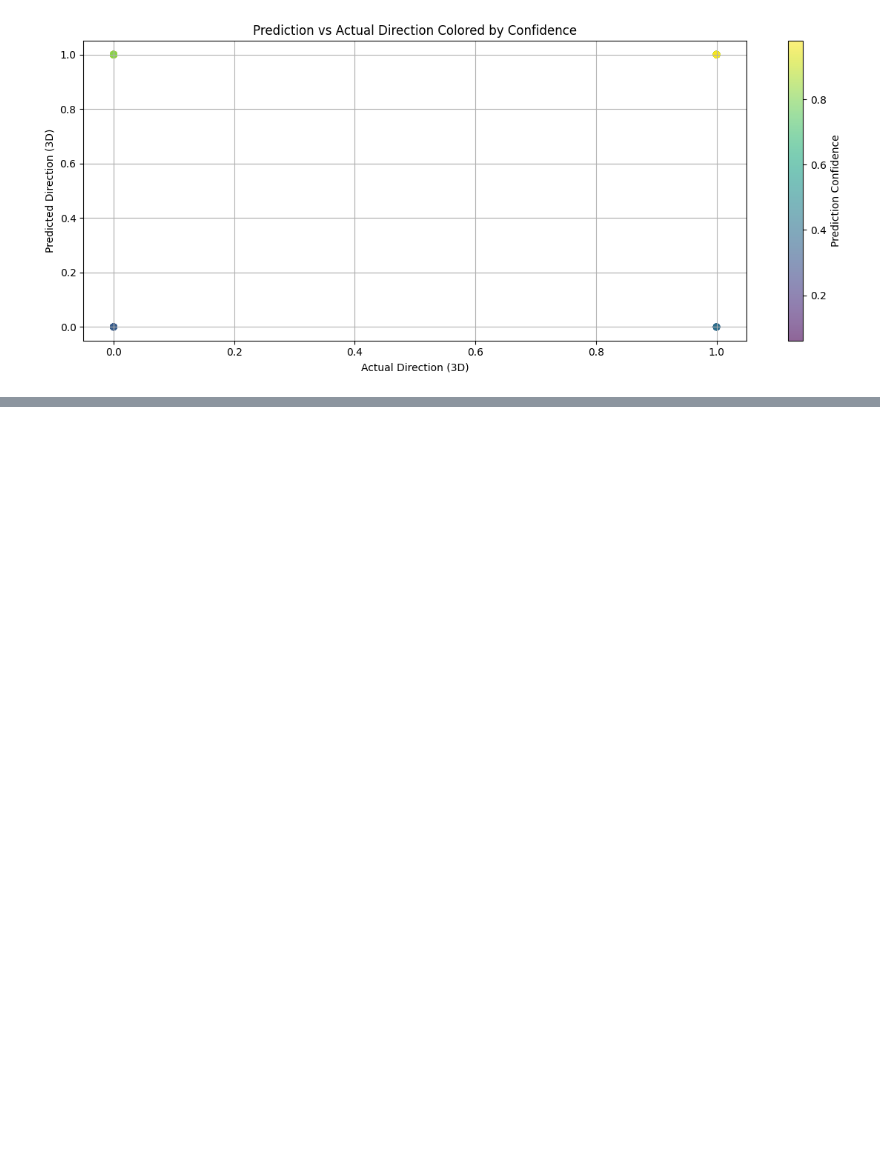
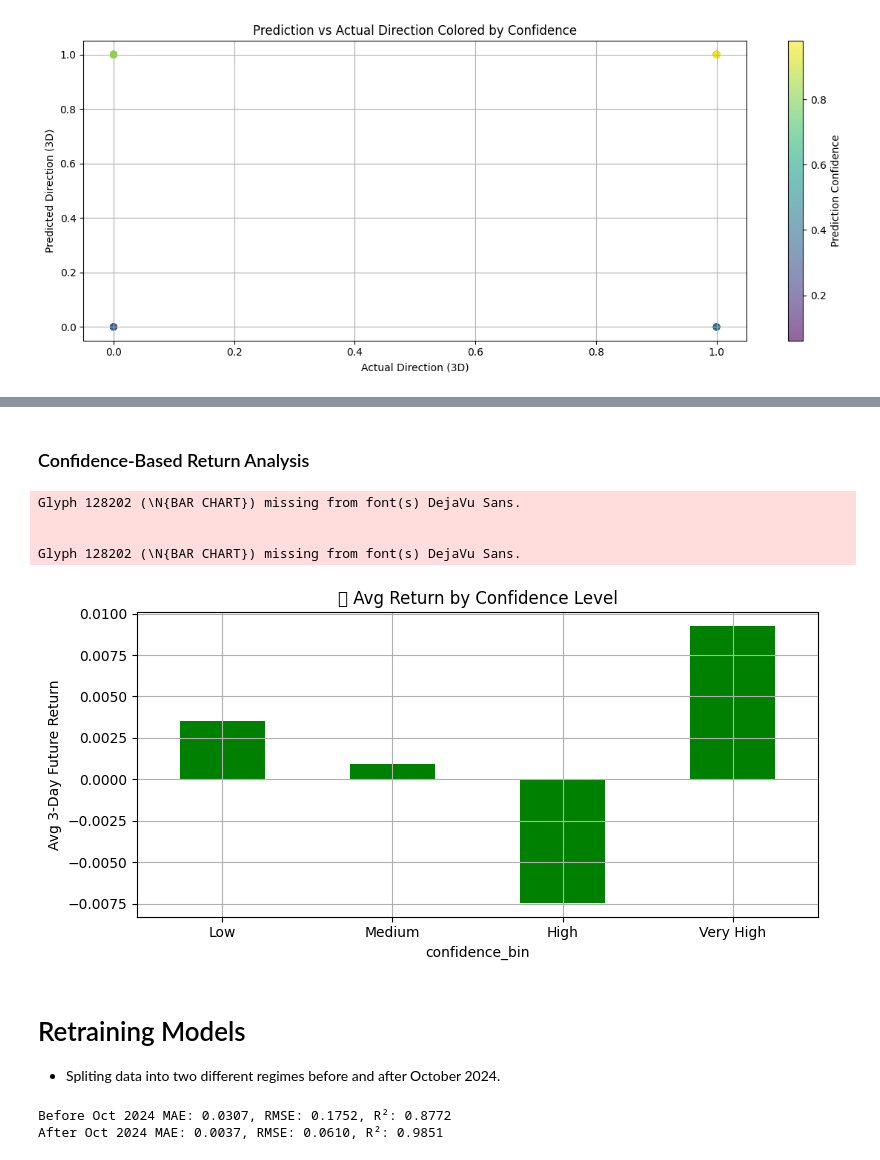
Before and after one commit to mittushaji25/crypto-xrp-analysis, a Jupyter notebook: notebooks/04_forecasting_and_prediction_models.ipynb, the cells around one changed output, grey strips where cells are left out. Drawn from its saved outputs; the diff is of its cells as text; code cells hidden in the pictures; blank space fills up the shorter version.

```diff
--- a/notebooks/04_forecasting_and_prediction_models.ipynb
+++ b/notebooks/04_forecasting_and_prediction_models.ipynb
@@ -248,0 +226,19 @@ plt.show()
+# %% [markdown]
+### Confidence-Based Return Analysis
+# %%
+returns_by_bin = xrp_data.groupby('confidence_bin', observed=True)['future_return_3d'].mean()
+returns_by_bin.plot(kind='bar', color='green', figsize=(8,4), title="📊 Avg Return by Confidence Level")
+plt.ylabel("Avg 3-Day Future Return")
+plt.xticks(rotation=0)
+plt.grid(True)
+plt.tight_layout()
+plt.show()
+# %% [output]
+Glyph 128202 (\N{BAR CHART}) missing from font(s) DejaVu Sans.
+
+
+Glyph 128202 (\N{BAR CHART}) missing from font(s) DejaVu Sans.
+[figure, added]
+# %% [markdown]
+# Retraining Models
+- Spliting data into two different regimes before and after October 2024.
@@ -248,0 +279,15 @@ plt.show()
+# %%
+from sklearn.metrics import mean_absolute_error, mean_squared_error, r2_score
+import numpy as np
+
+def compare_performance(true, pred, label):
+    mae = mean_absolute_error(true, pred)
+    rmse = np.sqrt(mean_squared_error(true, pred))  # manual RMSE
+    r2 = r2_score(true, pred)
+    print(f"{label} MAE: {mae:.4f}, RMSE: {rmse:.4f}, R²: {r2:.4f}")
+
+compare_performance(y_pre, pre_dec_df['model_prediction_3d'], 'Before Oct 2024')
+compare_performance(y_post, post_dec_df['model_prediction_3d'], 'After Oct 2024')
+# %% [output]
+Before Oct 2024 MAE: 0.0307, RMSE: 0.1752, R²: 0.8772
+After Oct 2024 MAE: 0.0037, RMSE: 0.0610, R²: 0.9851
```
Also changed, not shown: parts of 25 cells of this notebook.
